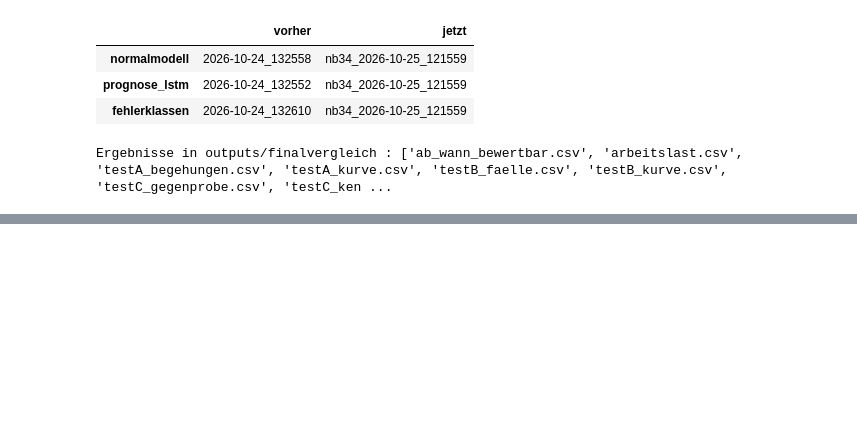
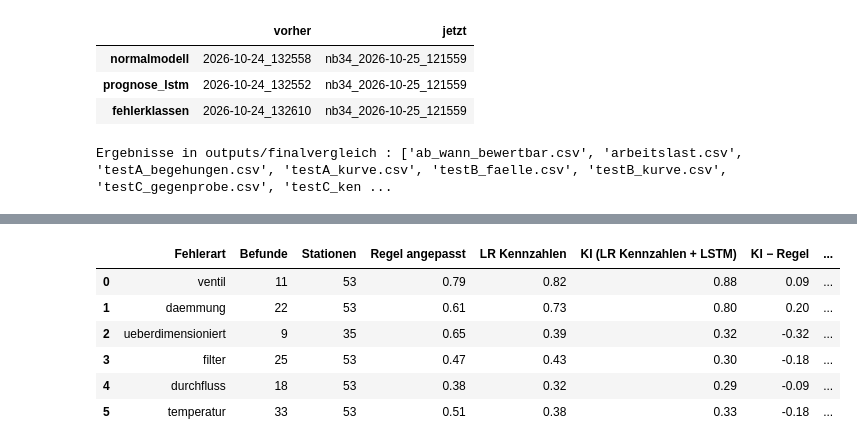
Before and after one commit to ivelinayna/projektseminar, a Jupyter notebook: notebooks/34_modellvergleich_und_umsetzung_nach_aufgabenstellung.ipynb, the cells around one changed output, grey strips where cells are left out. Saved outputs shown, nothing was run; the diff lists cells and outputs as text; code cells hidden in the pictures; blank space fills up the shorter version.

```diff
--- a/notebooks/34_modellvergleich_und_umsetzung_nach_aufgabenstellung.ipynb
+++ b/notebooks/34_modellvergleich_und_umsetzung_nach_aufgabenstellung.ipynb
@@ -1899,0 +1920,15 @@ Ergebnisse in outputs/finalvergleich : ['ab_wann_bewertbar.csv', 'arbeitslast.cs
+# %%
+oof15 = pd.read_csv(fv.AUSGABE / "testC_vorhersagen.csv")
+kz15 = fv.kennzahlen_vor_begehung(e["stunden"], e["labels"])
+ziele15 = ["ventil", "daemmung", "ueberdimensioniert", "filter", "durchfluss", "temperatur"]
+regel15 = fv.regel_angepasst(kz15, oof15, ziele15)
+kg = fv.ki_gegen_regel(oof15, regel15, e["gruppen"], ziele15)
+kg.round(2)
+# %% [output]
+|  | Fehlerart | Befunde | Stationen | Regel angepasst | LR Kennzahlen | KI (LR Kennzahlen + LSTM) | KI − Regel | ... |
+| 0 | ventil | 11 | 53 | 0.79 | 0.82 | 0.88 | 0.09 | ... |
+| 1 | daemmung | 22 | 53 | 0.61 | 0.73 | 0.80 | 0.20 | ... |
+| 2 | ueberdimensioniert | 9 | 35 | 0.65 | 0.39 | 0.32 | -0.32 | ... |
+| 3 | filter | 25 | 53 | 0.47 | 0.43 | 0.30 | -0.18 | ... |
+| 4 | durchfluss | 18 | 53 | 0.38 | 0.32 | 0.29 | -0.09 | ... |
+| 5 | temperatur | 33 | 53 | 0.51 | 0.38 | 0.33 | -0.18 | ... |
```
Also changed, not shown: parts of 13 cells of this notebook, 3 other files.
